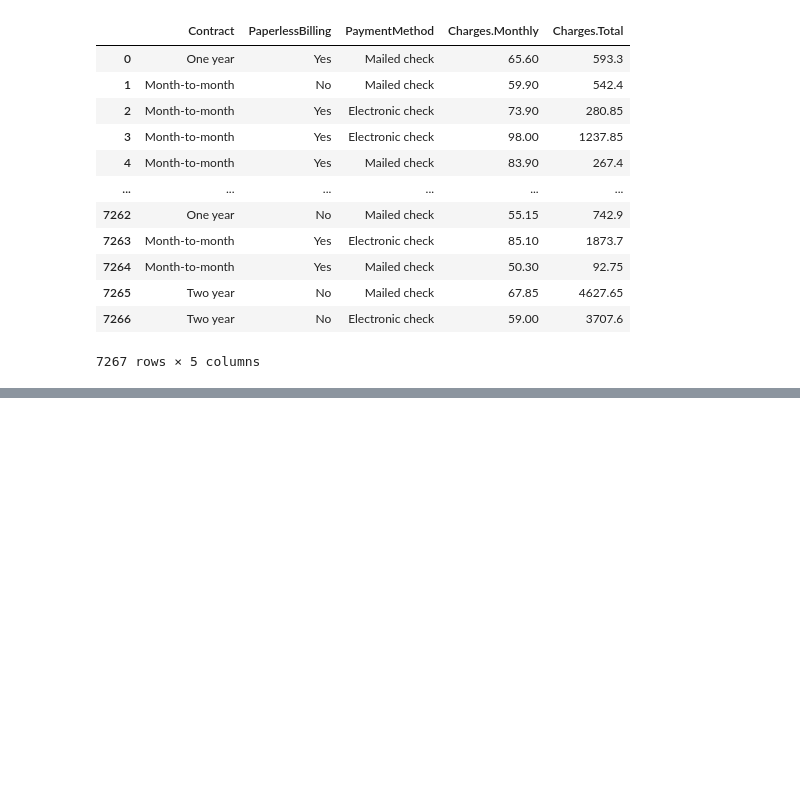
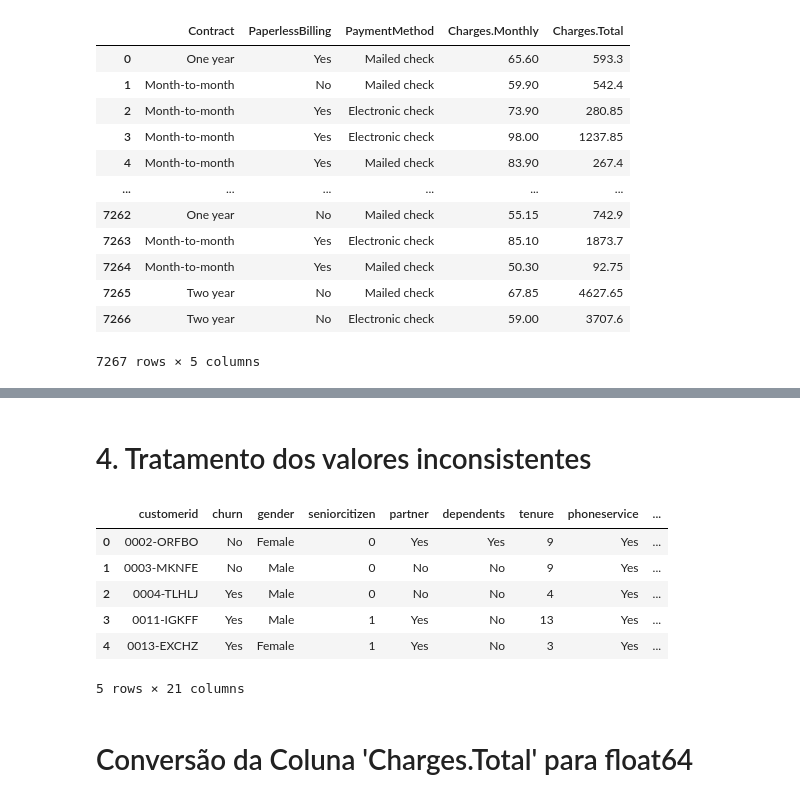
Before and after one commit to jonathasjoab/challenge_telecomX, a Jupyter notebook: TelecomX_challenge.ipynb, the cells around one changed output, grey strips where cells are left out. Saved outputs shown, nothing was run; the diff lists cells and outputs as text; code cells hidden in the pictures; blank space fills up the shorter version.

```diff
--- a/TelecomX_challenge.ipynb
+++ b/TelecomX_challenge.ipynb
@@ -112,0 +190,17 @@ account
+# %% [markdown]
+# 4. Tratamento dos valores inconsistentes
+# %%
+# Padronização das letras das colunas em maiúsculas para minúsculas
+clientes_dados.columns = clientes_dados.columns.str.lower()
+# %%
+clientes_dados.head()
+# %% [output]
+|  | customerid | churn | gender | seniorcitizen | partner | dependents | tenure | phoneservice | ... |
+| 0 | 0002-ORFBO | No | Female | 0 | Yes | Yes | 9 | Yes | ... |
+| 1 | 0003-MKNFE | No | Male | 0 | No | No | 9 | Yes | ... |
+| 2 | 0004-TLHLJ | Yes | Male | 0 | No | No | 4 | Yes | ... |
+| 3 | 0011-IGKFF | Yes | Male | 1 | Yes | No | 13 | Yes | ... |
+| 4 | 0013-EXCHZ | Yes | Female | 1 | Yes | No | 3 | Yes | ... |
+5 rows × 21 columns
+# %% [markdown]
+# Conversão da Coluna 'Charges.Total' para float64
```
Also changed, not shown: parts of 17 cells of this notebook, 1 other file.
